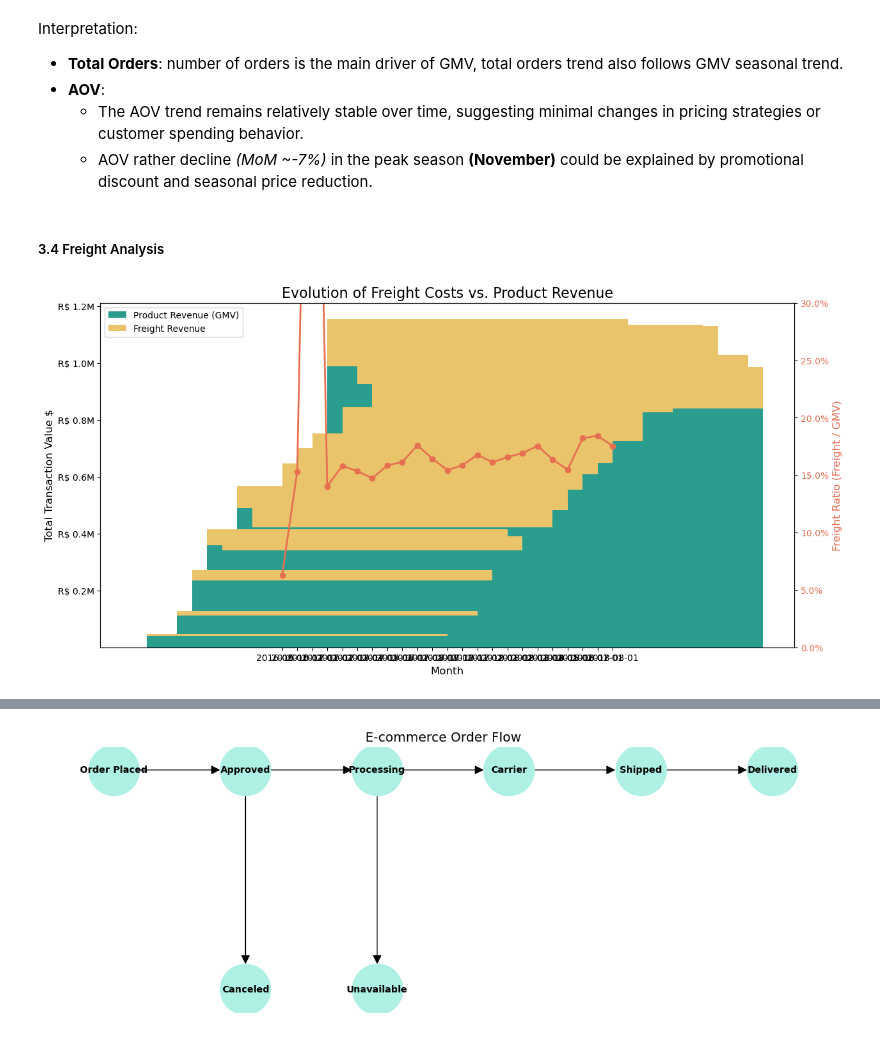
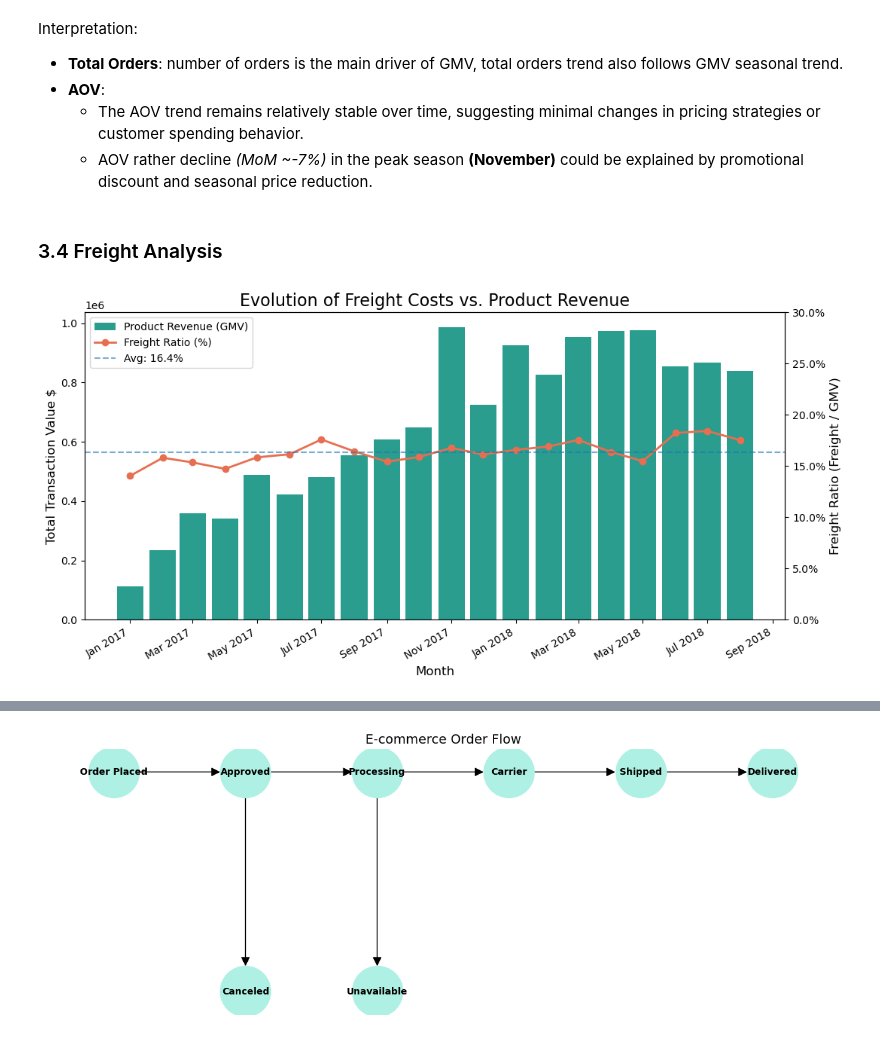
Before and after one commit to Lily-ThuPham/ECommerce-Analytics-CustomerSegmentation-Report, a Jupyter notebook: code/EDA.ipynb, the cells around one changed output, grey strips where cells are left out. Drawn from its saved outputs; the diff is of its cells as text; code cells hidden in the pictures.

```diff
--- a/code/EDA.ipynb
+++ b/code/EDA.ipynb
@@ -282,8 +283,9 @@ Interpretation:
     - The AOV trend remains relatively stable over time, suggesting minimal changes in pricing strategies or customer spending behavior.
     - AOV rather decline *(MoM ~-7%)* in the peak season **(November)** could be explained by promotional discount and seasonal price reduction.
 # %% [markdown]
-##### 3.4 Freight Analysis
+### 3.4 Freight Analysis
 # %%
+
 # Query the monthly GMV and TMV
 query_freight = """
 SELECT
@@ -299,40 +301,58 @@ WHERE o.order_status = 'delivered'
 GROUP BY 1
 ORDER BY 1 ASC;
 """
 # Execute query
 df_freight = pd.read_sql(query_freight,engine)
 
+# Only plot the data from 2017
+df_freight['purchase_month'] = pd.to_datetime(df_freight['purchase_month'])
+df_freight = df_freight[df_freight['purchase_month'] > '2016-12-31']
 
+# Calculate the monthly average freight ratio
 avg_freight_monthly = df_freight['freight_ratio'].mean().round(2)
 
 # Plot the chart
-fig, ax1 = plt.subplots(figsize=(14, 7))
+fig, ax1 = plt.subplots(figsize=(12, 6))
 
 # Stacked Area/Bar for Context (GMV vs Freight)
 # We use a stacked bar to show how much of the total cost is shipping
-ax1.bar(df_freight['purchase_month'], df_freight['total_gmv'], label='Product Revenue (GMV)', color='#2a9d8f', width=20)
-ax1.bar(df_freight['purchase_month'], df_freight['total_freight'], bottom=df_freight['total_gmv'], label='Freight Revenue', color='#e9c46a', width=20)
+ax1.bar(df_freight['purchase_month'], df_freight['total_gmv'], label='Product Revenue (GMV)', color='#2a9d8f', width=25)
+# ax1.bar(df_freight['purchase_month'], df_freight['total_freight'], bottom=df_freight['total_gmv'], label='Freight Revenue', color='#e9c46a', width=20)
 
 ax1.set_ylabel('Total Transaction Value $', fontsize=12)
 ax1.set_xlabel('Month', fontsize=12)
 ax1.set_title('Evolution of Freight Costs vs. Product Revenue', fontsize=16)
-ax1.legend(loc='upper left')
 
 # Format Y-axis 1
-ax1.yaxis.set_major_formatter(FuncFormatter(lambda x, _: f'R$ {x*1e-6:1.1f}M'))
+# ax1.yaxis.set_major_formatter(FuncFormatter(lambda x, _: f'R$ {x*1e-6:1.1f}M'))
 
-# --- Layer 2: The Freight Ratio (The Insight) ---
+# The Freight Ratio (The Insight) on the 2nd layer
 ax2 = ax1.twinx()
 ax2.plot(df_freight['purchase_month'], df_freight['freight_ratio'], color='#e76f51', marker='o', linewidth=2, label='Freight Ratio (%)')
 
-ax2.set_ylabel('Freight Ratio (Freight / GMV)', fontsize=12, color='#e76f51')
-ax2.tick_params(axis='y', labelcolor='#e76f51')
-ax2.set_ylim(0, 30) # Fix the scale to see variations (0% to 30%)
+ax2.set_ylabel('Freight Ratio (Freight / GMV)', fontsize=12)
+ax2.tick_params(axis='y')
+
 
 # Format Y-axis 2
+ax2.set_ylim(0,30)
 ax2.yaxis.set_major_formatter(FuncFormatter(lambda x, _: f'{x:.1f}%'))
 
+# Add the average line for freight ratio
+ax2.axhline(y=avg_freight_monthly, linestyle= "--", linewidth=1.5, alpha=0.6,label= f'Avg: {avg_freight_monthly:1.1f}%')
+
+# Fix x-axis date formatting
+# ax1.xaxis.set_major_locator(mdates.MonthLocator(interval=2))
+ax1.xaxis.set_major_formatter(mdates.DateFormatter('%b %Y'))
+
+# Combine the legend from 2 layers
+handles1, labels1 = ax1.get_legend_handles_labels()
+handles2, labels2 = ax2.get_legend_handles_labels()
+
+ax1.legend(handles1 + handles2, labels1 + labels2, loc='upper left',frameon=True)
+
+fig.autofmt_xdate()
 plt.grid(visible=False) # Turn off grid for cleaner look
 plt.show()
 # %% [output]
-[figure, old version]
+[figure, new version]
```
Also changed, not shown: parts of 20 cells of this notebook.
